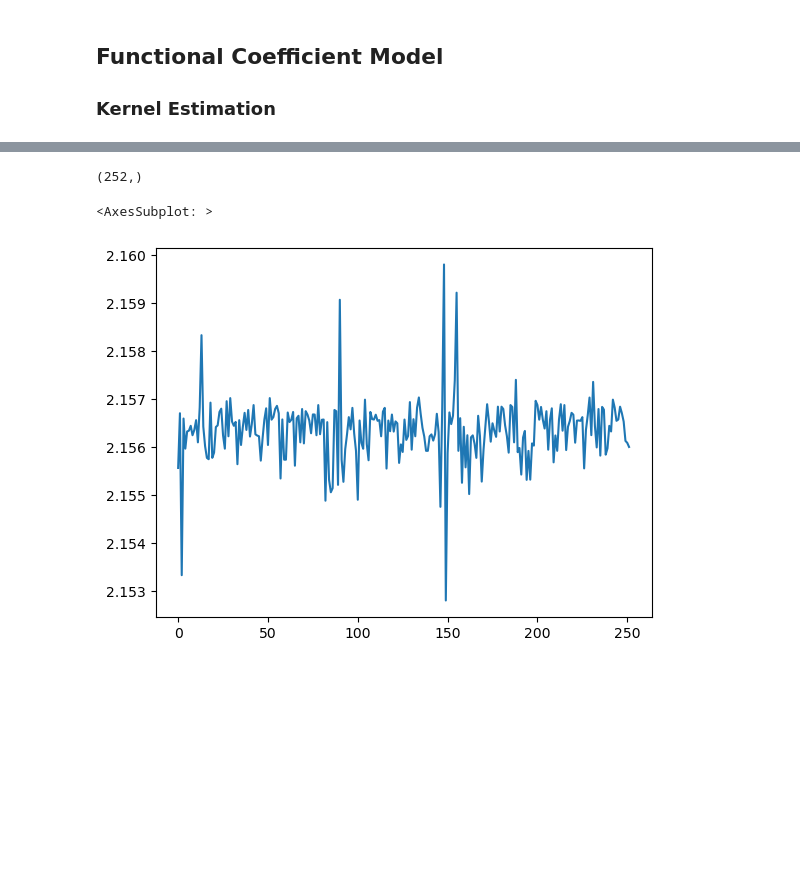
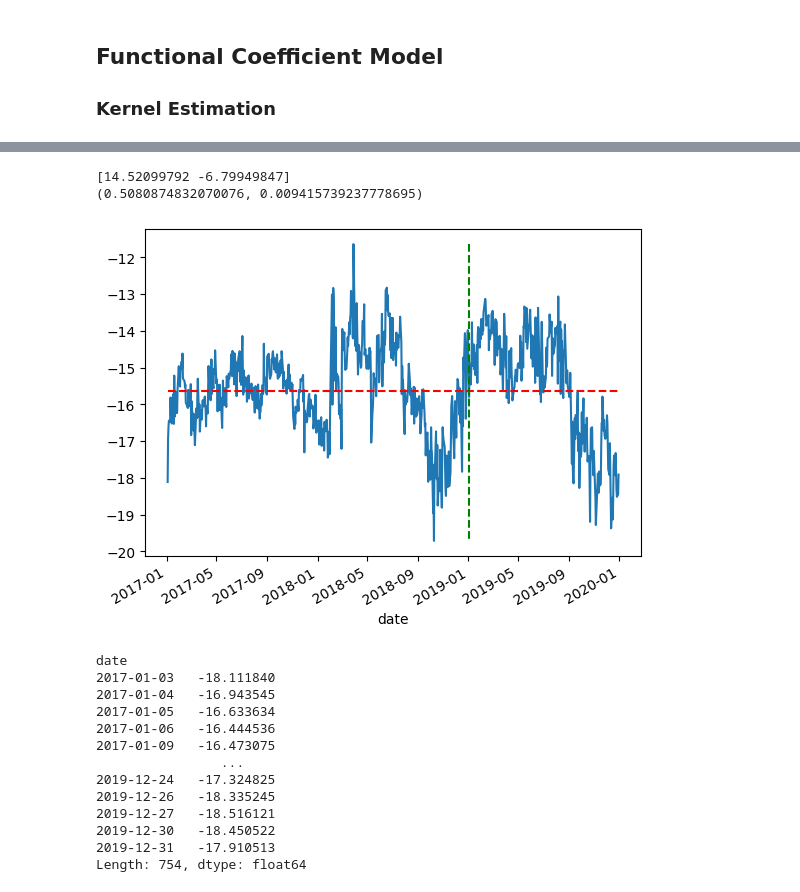
Before and after one commit to leeway00/non-linear-cointegration, a Jupyter notebook: FuncCoint.ipynb, the cells around one changed output, grey strips where cells are left out. Cells and saved outputs as stored; diff of their text form; code cells hidden in the pictures; blank space fills up the shorter version.

```diff
--- a/FuncCoint.ipynb
+++ b/FuncCoint.ipynb
@@ -223,9 +138,20 @@ Series([], Name: vix, dtype: float64)
-# %%
-jump = 14
-beta = kernel_regresssion(z_out.vix.shift(jump), x_train, y_train, z_in.vix)
-pd.Series(beta).plot()
-# %% [output]
-(252,)
-<AxesSubplot: >
-[figure, removed]
+# %%
+common_trend_vecm(price_in, price_out)
+# %% [output]
+[14.52099792 -6.79949847]
+(0.5080874832070076, 0.009415739237778695)
+[figure, added]
+date
+2017-01-03   -18.111840
+2017-01-04   -16.943545
+2017-01-05   -16.633634
+2017-01-06   -16.444536
+2017-01-09   -16.473075
+                ...
+2019-12-24   -17.324825
+2019-12-26   -18.335245
+2019-12-27   -18.516121
+2019-12-30   -18.450522
+2019-12-31   -17.910513
+Length: 754, dtype: float64
 # %%
```
Also changed, not shown: parts of 39 cells of this notebook, 2 other files.
